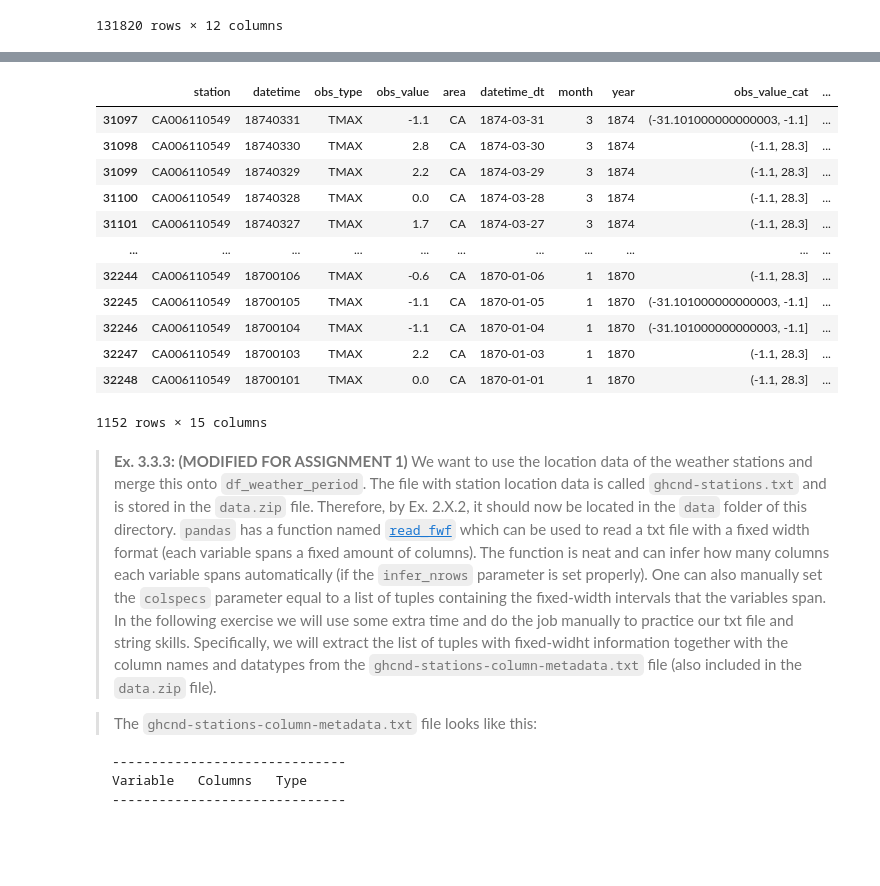
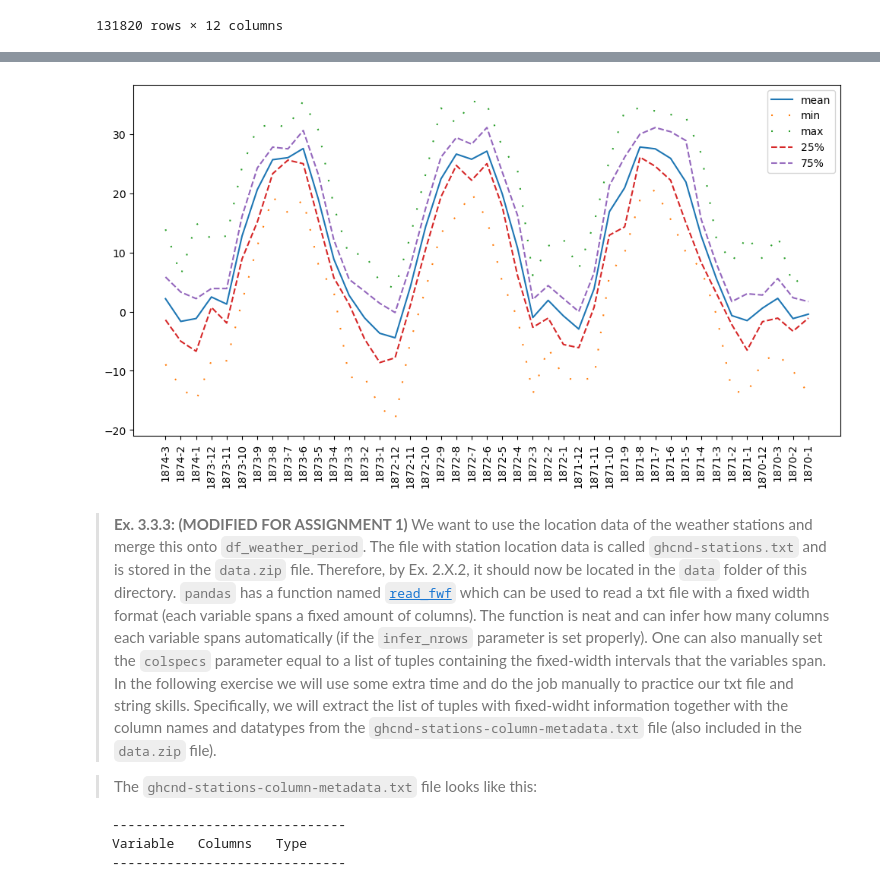
Before and after one commit to Gr-Elena/isds2023_group31, a Jupyter notebook: assignment_1_Mathias.ipynb, the cells around one changed output, grey strips where cells are left out. Drawn from its saved outputs; the diff is of its cells as text; code cells hidden in the pictures; blank space fills up the shorter version.

```diff
--- a/assignment_1_Mathias.ipynb
+++ b/assignment_1_Mathias.ipynb
@@ -210,6 +211,7 @@ df_weather_period
 # YOUR CODE HERE
 split = ['year', 'month', 'station']
 apply = ['obs_value']
+apply_fcts = ['mean', 'median']
 
 combine = df_weather_period.groupby(split)[apply].agg(apply_fcts)
 combine
@@ -249,38 +251,38 @@ df_weather_period
 # %%
 # YOUR CODE HERE
 df_png = df_weather_period[df_weather_period['station'] == 'CA006110549']
 df_png
 
 df_png = df_png.drop(['tmax_mean', 'tmax_median'], axis=1)
 df_png
 
 split = ['year', 'month']
 apply = ['obs_value']
 
 #Mean, Min & Max
 df_png['mean'] = df_png.groupby(split)[apply].transform('mean')
 df_png['min'] = df_png.groupby(split)[apply].transform('min')
 df_png['max'] = df_png.groupby(split)[apply].transform('max')
 
 #Quantiles
 df_png['q1'] = df_png.groupby(split)[apply].transform(lambda x: x.quantile(0.25))
 df_png['q3'] = df_png.groupby(split)[apply].transform(lambda x: x.quantile(0.75))
+df_png
 
-df_png
+x_axis = df_png['year'].astype(str) + '-' + df_png['month'].astype(str)
+
+plt.figure(figsize=(12,6))
+plt.plot(x_axis, df_png['mean'], label='mean')
+plt.plot(x_axis, df_png['min'], label='min', linestyle=(0, (1, 10)))
+plt.plot(x_axis, df_png['max'], label='max', linestyle=(0, (1, 10)))
+plt.plot(x_axis, df_png['q1'], label='25%', linestyle='dashed')
+plt.plot(x_axis, df_png['q3'], label='75%', linestyle='dashed')
+
+plt.xticks(rotation = 90)
+plt.legend()
+plt.show()
 # %% [output]
-|  | station | datetime | obs_type | obs_value | area | datetime_dt | month | year | obs_value_cat | ... |
-| 31097 | CA006110549 | 18740331 | TMAX | -1.1 | CA | 1874-03-31 | 3 | 1874 | (-31.101000000000003, -1.1] | ... |
-| 31098 | CA006110549 | 18740330 | TMAX | 2.8 | CA | 1874-03-30 | 3 | 1874 | (-1.1, 28.3] | ... |
-| 31099 | CA006110549 | 18740329 | TMAX | 2.2 | CA | 1874-03-29 | 3 | 1874 | (-1.1, 28.3] | ... |
-| 31100 | CA006110549 | 18740328 | TMAX | 0.0 | CA | 1874-03-28 | 3 | 1874 | (-1.1, 28.3] | ... |
-| 31101 | CA006110549 | 18740327 | TMAX | 1.7 | CA | 1874-03-27 | 3 | 1874 | (-1.1, 28.3] | ... |
-| ... | ... | ... | ... | ... | ... | ... | ... | ... | ... | ... |
-| 32244 | CA006110549 | 18700106 | TMAX | -0.6 | CA | 1870-01-06 | 1 | 1870 | (-1.1, 28.3] | ... |
-| 32245 | CA006110549 | 18700105 | TMAX | -1.1 | CA | 1870-01-05 | 1 | 1870 | (-31.101000000000003, -1.1] | ... |
-| 32246 | CA006110549 | 18700104 | TMAX | -1.1 | CA | 1870-01-04 | 1 | 1870 | (-31.101000000000003, -1.1] | ... |
-| 32247 | CA006110549 | 18700103 | TMAX | 2.2 | CA | 1870-01-03 | 1 | 1870 | (-1.1, 28.3] | ... |
-| 32248 | CA006110549 | 18700101 | TMAX | 0.0 | CA | 1870-01-01 | 1 | 1870 | (-1.1, 28.3] | ... |
-1152 rows × 15 columns
+[figure, added]
 # %% [markdown]
 > **Ex. 3.3.3: (MODIFIED FOR ASSIGNMENT 1)** We want to use the location data of the weather stations and merge this onto `df_weather_period`. The file with station location data is called  `ghcnd-stations.txt` and is stored in the `data.zip` file. Therefore, by Ex. 2.X.2, it should now be located in the `data` folder of this directory. `pandas` has a function named [`read_fwf`](https://pandas.pydata.org/docs/reference/api/pandas.read_fwf.html) which can be used to read a txt file with a fixed width format (each variable spans a fixed amount of columns). The function is neat and can infer how many columns each variable spans automatically (if the `infer_nrows` parameter is set properly). One can also manually set the `colspecs` parameter equal to a list of tuples containing the fixed-width intervals that the variables span. In the following exercise we will use some extra time and do the job manually to practice our txt file and string skills. Specifically, we will extract the list of tuples with fixed-widht information together with the column names and datatypes from the `ghcnd-stations-column-metadata.txt` file (also included in the `data.zip` file).
 
```
Also changed, not shown: parts of 6 cells of this notebook.
